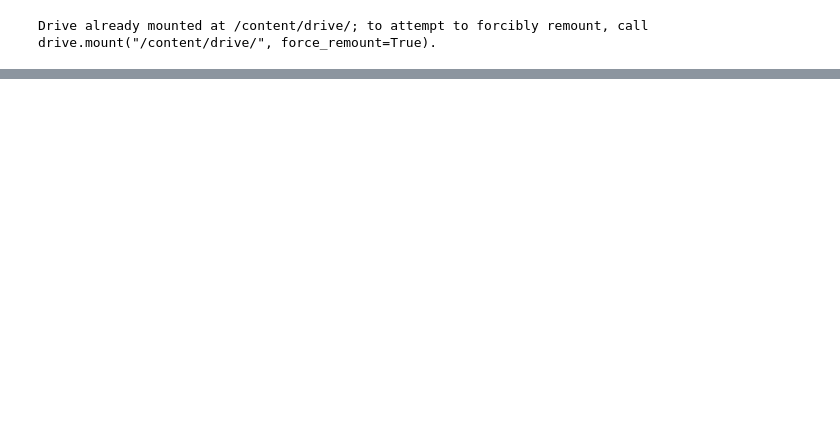
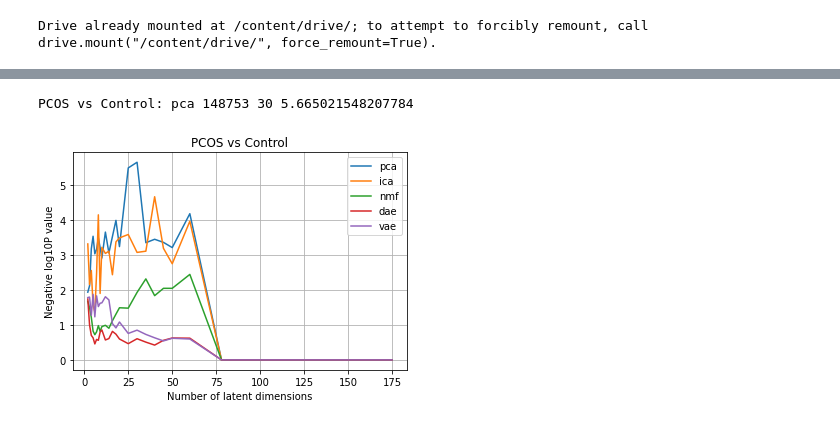
Before and after one commit to sowmyamanojna/PCOS-Gene-Expression-Data-Analysis, a Jupyter notebook: codes/bio_signatures/pcos_control_signatures.ipynb, the cells around one changed output, grey strips where cells are left out. Saved outputs shown, nothing was run; the diff lists cells and outputs as text; code cells hidden in the pictures; blank space fills up the shorter version.

Commit message:
t-test code and results

```diff
--- a/codes/bio_signatures/pcos_control_signatures.ipynb
+++ b/codes/bio_signatures/pcos_control_signatures.ipynb
@@ -39,6 +61,9 @@ k_list.extend(list(range(100, 176, 25)))
 
 print("Latent dimensions:")
 print(k_list)
+
+model_list = ["pca", "ica", "nmf", "dae", "vae"]
+print(model_list)
 # %% [output]
 Latent dimensions:
 [2, 3, 4, 5, 6, 7, 8, 9, 10, 12, 14, 16, 18, 20, 25, 30, 35, 40, 45, 50, 60, 78, 80, 90, 100, 125, 150, 175]
@@ -394,0 +142,28 @@ plt.savefig('Control_vs_Other_neglogp.png')
+# %%
+pc = pcos_vs_control_ttest_df.iloc[0]
+print("PCOS vs Control:", pc['algorithm'], pc['feature_num'], pc['z_dim'], pc['neg_log_p'])
+# %% [output]
+PCOS vs Control: pca 148753 30 5.665021548207784
+# %%
+# pcos vs control
+pcos_control_df = [pd.DataFrame(y) for x, y in pcos_vs_control_ttest_df.groupby(['z_dim', 'algorithm'], as_index=False)]
+top_features_per_algo_across_k = dict(zip(model_list, [[] for _ in range(len(model_list))]))
+for pcdf in pcos_control_df:
+    pcdf = pcdf.sort_values(by='neg_log_p', ascending=False)
+    top_df = pcdf.iloc[0]
+    top_features_per_algo_across_k[top_df['algorithm']].append([top_df['feature_num'], top_df['z_dim'], top_df['neg_log_p']])
+# %%
+plt.figure()
+for model in model_list:
+  feat_df = top_features_per_algo_across_k[model]
+  dim = [x[1] for x in feat_df]
+  nlp = [x[2] for x in feat_df]
+  plt.plot(dim, nlp, label=model)
+plt.legend()
+plt.grid()
+plt.xlabel('Number of latent dimensions')
+plt.ylabel('Negative log10P value')
+plt.title('PCOS vs Control')
+plt.savefig('/content/drive/MyDrive/aacb_project/images/PCOS_vs_Control_t_test.png')
+# %% [output]
+[figure, added]
```
Also changed, not shown: parts of 24 cells of this notebook, 5 other files.
